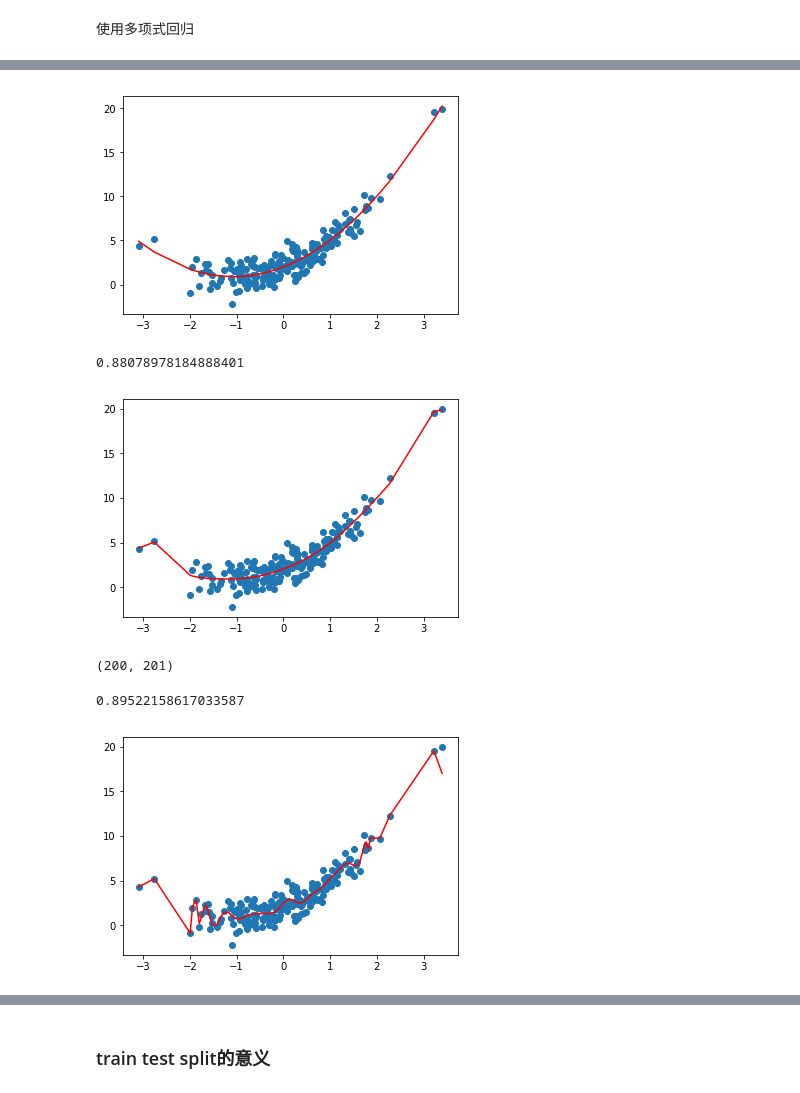
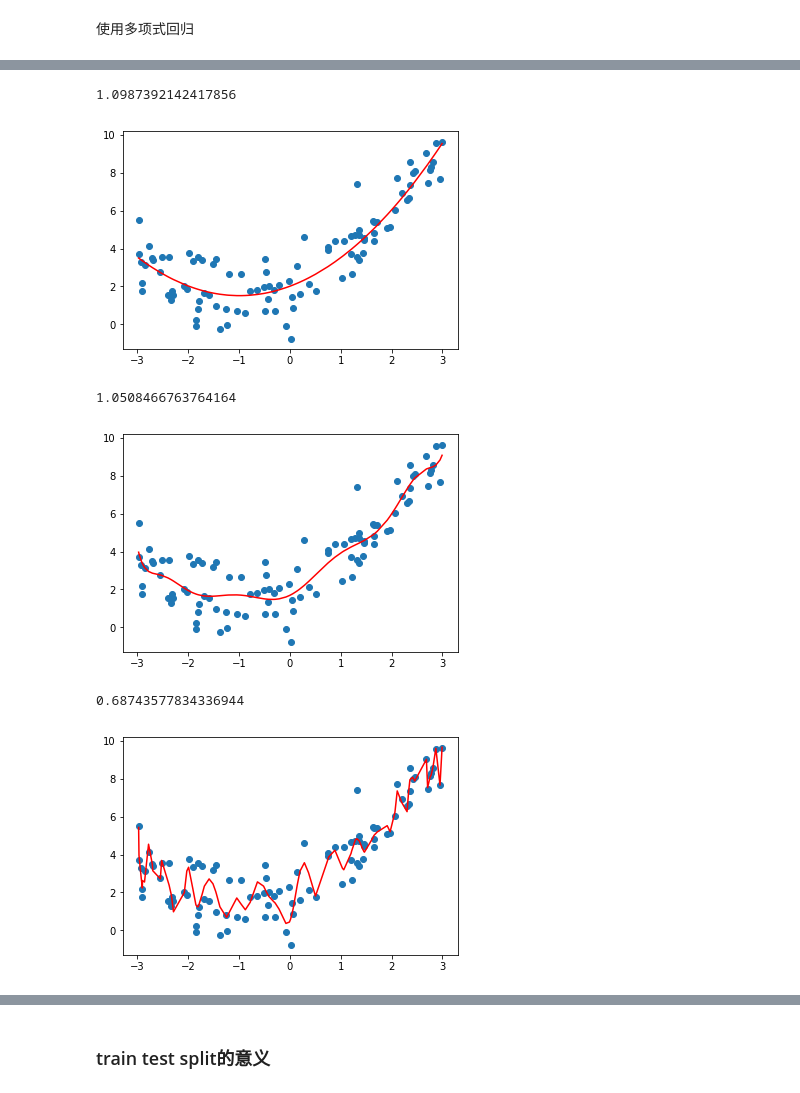
Before and after one commit to liuyubobobo/Play-with-Machine-Learning-Algorithms, a Jupyter notebook: 08-Polynomial-Regression-and-Model-Generalization/03-Overfitting-and-Underfitting/03-Overfitting-and-Underfitting.ipynb, the cells around one changed output, grey strips where cells are left out. Drawn from its saved outputs; the diff is of its cells as text; code cells hidden in the pictures.

```diff
--- a/08-Polynomial-Regression-and-Model-Generalization/03-Overfitting-and-Underfitting/03-Overfitting-and-Underfitting.ipynb
+++ b/08-Polynomial-Regression-and-Model-Generalization/03-Overfitting-and-Underfitting/03-Overfitting-and-Underfitting.ipynb
@@ -46,46 +59,53 @@ lin_reg2.score(X2, y)
+# %%
+y2_predict = poly2_reg.predict(X)
+mean_squared_error(y, y2_predict)
+# %% [output]
+1.0987392142417856
 # %%
-y_predict2 = lin_reg2.predict(X2)
 plt.scatter(x, y)
-plt.plot(np.sort(x), y_predict2[np.argsort(x)], color='r')
+plt.plot(np.sort(x), y2_predict[np.argsort(x)], color='r')
 plt.show()
 # %% [output]
-[figure, old version]
+[figure, new version]
-# %%
-poly10 = PolynomialFeatures(degree=10)
-X10 = poly10.fit_transform(X)
-
-lin_reg10 = LinearRegression()
-lin_reg10.fit(X10, y)
-lin_reg10.score(X10, y)
-# %% [output]
-0.88078978184888401
+# %%
+poly10 = PolynomialFeatures(degree=10)
+
+poly10_reg = Pipeline([
+    ("poly10", poly10),
+    ("stdScaler", stdScaler),
+    ("lin_reg", lin_reg)
+])
+
+poly10_reg.fit(X, y)
+
+y10_predict = poly10_reg.predict(X)
+mean_squared_error(y, y10_predict)
+# %% [output]
+1.0508466763764164
 # %%
-y_predict10 = lin_reg10.predict(X10)
 plt.scatter(x, y)
-plt.plot(np.sort(x), y_predict10[np.argsort(x)], color='r')
+plt.plot(np.sort(x), y10_predict[np.argsort(x)], color='r')
 plt.show()
 # %% [output]
-[figure, old version]
+[figure, new version]
-# %%
-poly200 = PolynomialFeatures(degree=200)
-X200 = poly200.fit_transform(X)
-X200.shape
-# %% [output]
-(200, 201)
-# %%
-from sklearn.preprocessing import StandardScaler
-standardScaler = StandardScaler()
-X200_standard = standardScaler.fit_transform(X200)
-
-lin_reg200 = LinearRegression()
-lin_reg200.fit(X200_standard, y)
-lin_reg200.score(X200_standard, y)
-# %% [output]
-0.89522158617033587
+# %%
+poly100 = PolynomialFeatures(degree=100)
+
+poly100_reg = Pipeline([
+    ("poly100", poly100),
+    ("stdScaler", stdScaler),
+    ("lin_reg", lin_reg)
+])
+
+poly100_reg.fit(X, y)
+
+y100_predict = poly100_reg.predict(X)
+mean_squared_error(y, y100_predict)
+# %% [output]
+0.68743577834336944
 # %%
-y_predict200 = lin_reg200.predict(X200_standard)
 plt.scatter(x, y)
-plt.plot(np.sort(x), y_predict200[np.argsort(x)], color='r')
+plt.plot(np.sort(x), y100_predict[np.argsort(x)], color='r')
 plt.show()
 # %% [output]
-[figure, old version]
+[figure, new version]
```
Also changed, not shown: parts of 18 cells of this notebook, 2 other files.
